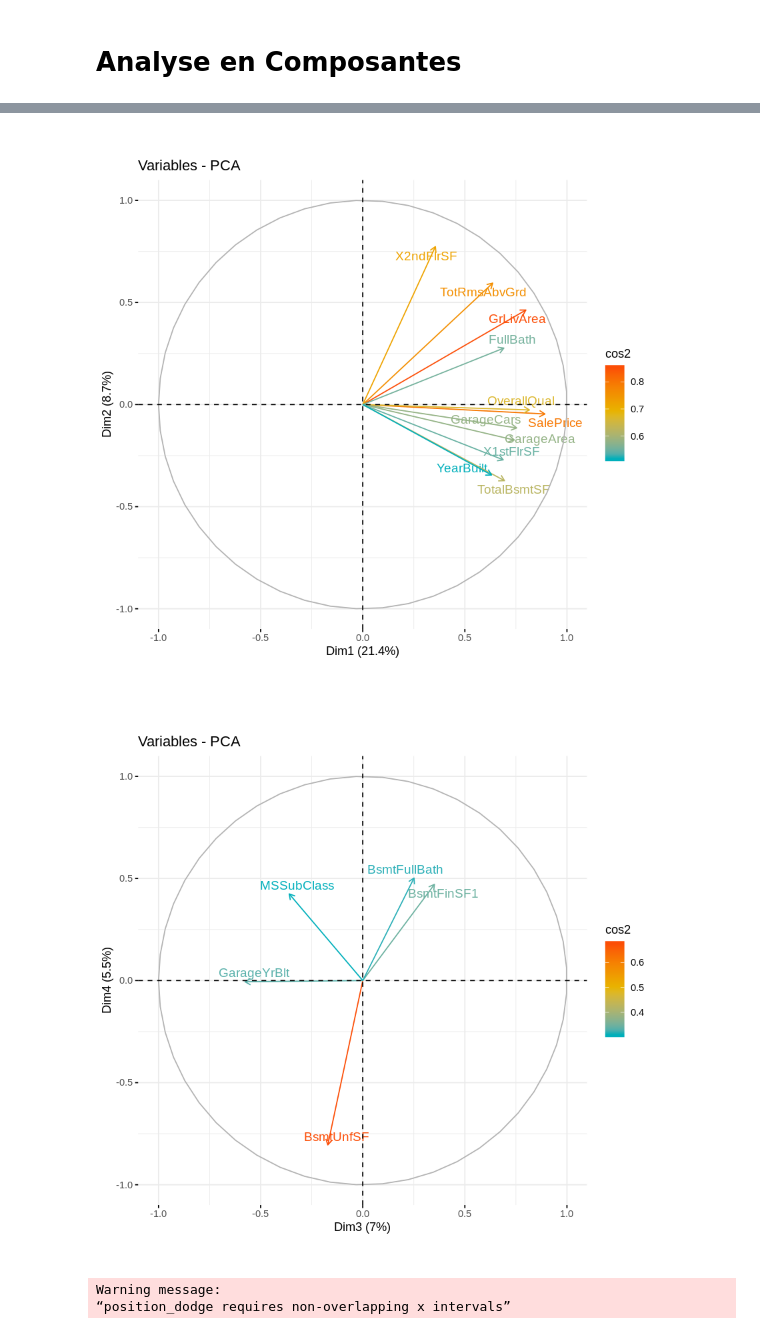
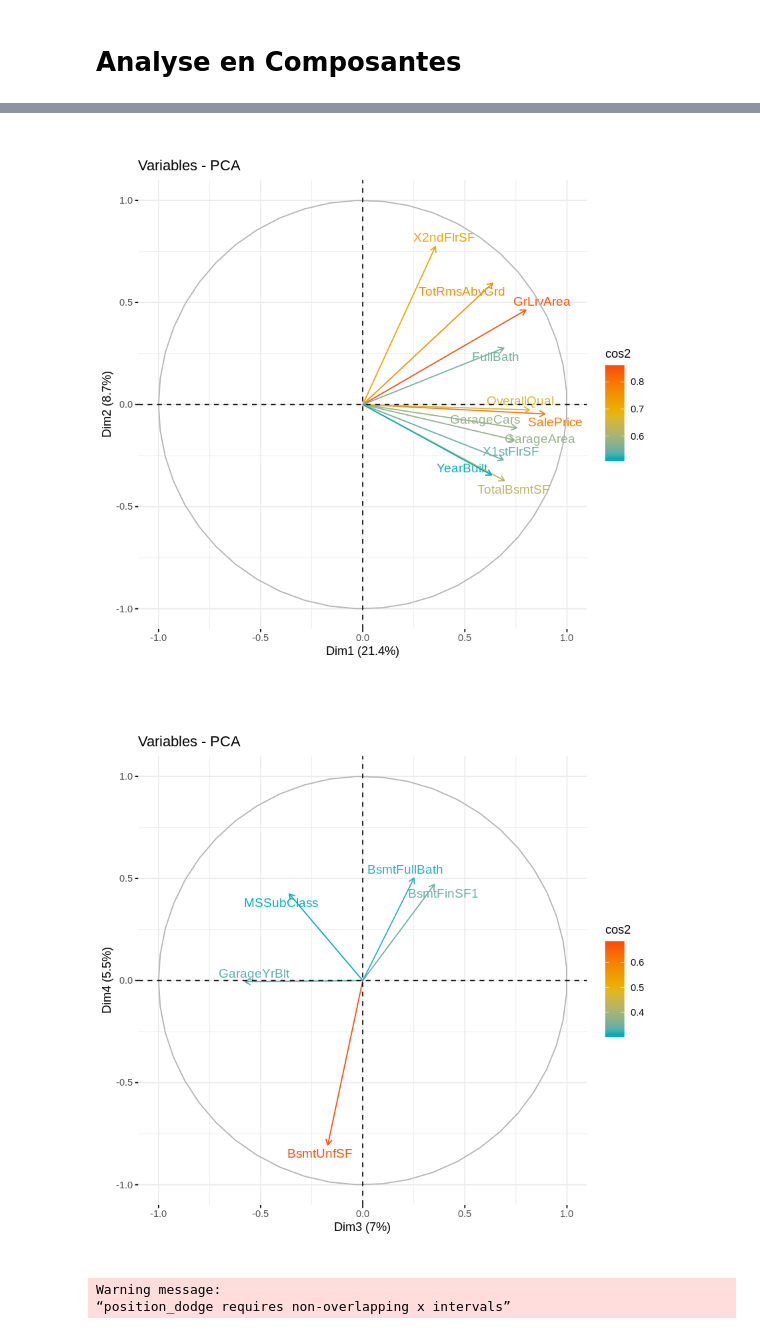
Before and after one commit to Simplon-IA-Bdx-1/house-prices-nico-pierre, a Jupyter notebook: S0_DataViz.ipynb, the cells around one changed output, grey strips where cells are left out. Cells and saved outputs as stored; diff of their text form; code cells hidden in the pictures.

```diff
--- a/S0_DataViz.ipynb
+++ b/S0_DataViz.ipynb
@@ -119,18 +102,18 @@ A matrix: 37 × 3 of type dbl
 # %%
 fviz_pca_var(res_pca, col.var="cos2",
              gradient.cols = c("#00AFBB", "#E7B800", "#FC4E07"),
              repel = TRUE, # Avoid text overlapping
-             select.var = list(name = NULL, cos2 = NULL, contrib=11) # 11 car res_pca$eig de dim 1 = 7,9 & dim 2 = 3,2 cette valeur représente le nombre de feature de la dim vs le nombre total de feature
+             select.var = list(contrib=11) # 11 car res_pca$eig de dim 1 = 7,9 & dim 2 = 3,2 cette valeur représente le nombre de feature de la dim vs le nombre total de feature
 )
 fviz_pca_var(res_pca, col.var="cos2",
              gradient.cols = c("#00AFBB", "#E7B800", "#FC4E07"),
              repel = TRUE, # Avoid text overlapping
              axes = c(3,4),
-             select.var = list(name = NULL, cos2 = NULL, contrib=5)
+             select.var = list(contrib=5)
 )
 # %% [output]
-[figure, old version]
+[figure, new version]
-[figure, old version]
+[figure, new version]
 # %%
 OverAllQuality <- factor(df_train$OverallQual)
 SalePrice <- df_train$SalePrice
```
Also changed, not shown: parts of 9 cells of this notebook, 3 other files.
